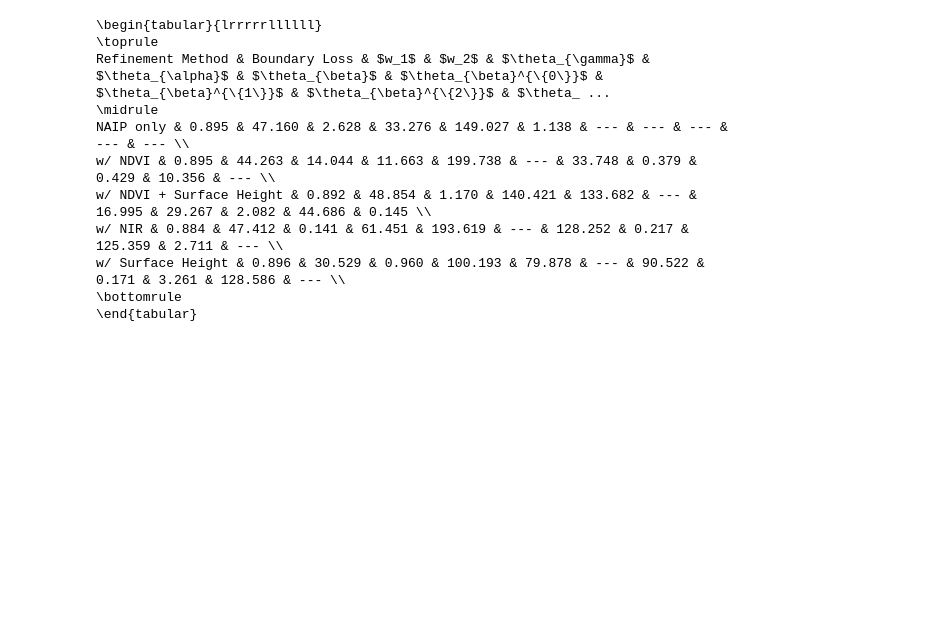
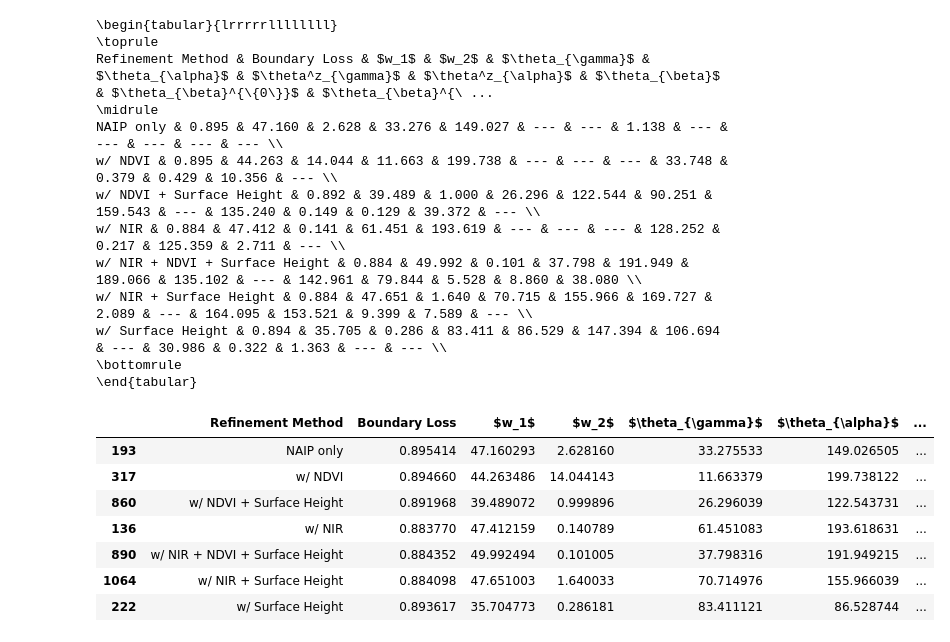
Before and after one commit to connorlee77/aerial-auto-segment, a Jupyter notebook: lulc_refinement/notebooks/parse_postgres_experiments.ipynb, the cells around one changed output. Drawn from its saved outputs; the diff is of its cells as text; code cells hidden in the pictures; blank space fills up the shorter version.

```diff
--- a/lulc_refinement/notebooks/parse_postgres_experiments.ipynb
+++ b/lulc_refinement/notebooks/parse_postgres_experiments.ipynb
@@ -17,6 +17,8 @@ study_names_non_rgb_kernel = {
     "chesapeake-bay-crf-tuning-boundary-loss-ndvi" : 'w/ NDVI',
     "chesapeake-bay-crf-tuning-boundary-loss-ndvi-surface-height" : 'w/ NDVI + Surface Height',
     "chesapeake-bay-crf-tuning-boundary-loss-nir" : 'w/ NIR',
+    "chesapeake-bay-crf-tuning-boundary-loss-nir-surface-height" : 'w/ NIR + Surface Height',
+    "chesapeake-bay-crf-tuning-boundary-loss-nir-ndvi-surface-height" : 'w/ NIR + NDVI + Surface Height',
     "chesapeake-bay-crf-tuning-boundary-loss-surface-height" : 'w/ Surface Height',
 }
 # %%
@@ -46,8 +49,10 @@ df.fillna('---', inplace=True)
 mapper = {
     'value': 'Boundary Loss',
     'params_theta_alpha': r'$\theta_{\alpha}$',
+    'params_theta_alpha_z': r'$\theta^z_{\alpha}$',
     'params_theta_beta': r'$\theta_{\beta}$',
     'params_theta_gamma': r'$\theta_{\gamma}$',
+    'params_theta_gamma_z': r'$\theta^z_{\gamma}$',
     'params_w1': "$w_1$",
     'params_w2': "$w_2$",
     'study': r'Refinement Method',
@@ -65,6 +70,8 @@ df = df[[
     'params_w2',
     'params_theta_gamma',
     'params_theta_alpha',
+    'params_theta_gamma_z',
+    'params_theta_alpha_z',
     'params_theta_beta',
     'params_theta_beta_0',
     'params_theta_beta_1',
@@ -77,14 +84,27 @@ df.rename(mapper=mapper, inplace=True, axis=1)
 # %%
 print(df.to_latex(index=False, float_format="%.3f", multirow=True))
 # %% [output]
-\begin{tabular}{lrrrrrllllll}
+\begin{tabular}{lrrrrrllllllll}
 \toprule
-Refinement Method & Boundary Loss & $w_1$ & $w_2$ & $\theta_{\gamma}$ & $\theta_{\alpha}$ & $\theta_{\beta}$ & $\theta_{\beta}^{\{0\}}$ & $\theta_{\beta}^{\{1\}}$ & $\theta_{\beta}^{\{2\}}$ & $\theta_ ...
+Refinement Method & Boundary Loss & $w_1$ & $w_2$ & $\theta_{\gamma}$ & $\theta_{\alpha}$ & $\theta^z_{\gamma}$ & $\theta^z_{\alpha}$ & $\theta_{\beta}$ & $\theta_{\beta}^{\{0\}}$ & $\theta_{\beta}^{\ ...
 \midrule
-NAIP only & 0.895 & 47.160 & 2.628 & 33.276 & 149.027 & 1.138 & --- & --- & --- & --- & --- \\
-w/ NDVI & 0.895 & 44.263 & 14.044 & 11.663 & 199.738 & --- & 33.748 & 0.379 & 0.429 & 10.356 & --- \\
-w/ NDVI + Surface Height & 0.892 & 48.854 & 1.170 & 140.421 & 133.682 & --- & 16.995 & 29.267 & 2.082 & 44.686 & 0.145 \\
-w/ NIR & 0.884 & 47.412 & 0.141 & 61.451 & 193.619 & --- & 128.252 & 0.217 & 125.359 & 2.711 & --- \\
-w/ Surface Height & 0.896 & 30.529 & 0.960 & 100.193 & 79.878 & --- & 90.522 & 0.171 & 3.261 & 128.586 & --- \\
+NAIP only & 0.895 & 47.160 & 2.628 & 33.276 & 149.027 & --- & --- & 1.138 & --- & --- & --- & --- & --- \\
+w/ NDVI & 0.895 & 44.263 & 14.044 & 11.663 & 199.738 & --- & --- & --- & 33.748 & 0.379 & 0.429 & 10.356 & --- \\
+w/ NDVI + Surface Height & 0.892 & 39.489 & 1.000 & 26.296 & 122.544 & 90.251 & 159.543 & --- & 135.240 & 0.149 & 0.129 & 39.372 & --- \\
+w/ NIR & 0.884 & 47.412 & 0.141 & 61.451 & 193.619 & --- & --- & --- & 128.252 & 0.217 & 125.359 & 2.711 & --- \\
+w/ NIR + NDVI + Surface Height & 0.884 & 49.992 & 0.101 & 37.798 & 191.949 & 189.066 & 135.102 & --- & 142.961 & 79.844 & 5.528 & 8.860 & 38.080 \\
+w/ NIR + Surface Height & 0.884 & 47.651 & 1.640 & 70.715 & 155.966 & 169.727 & 2.089 & --- & 164.095 & 153.521 & 9.399 & 7.589 & --- \\
+w/ Surface Height & 0.894 & 35.705 & 0.286 & 83.411 & 86.529 & 147.394 & 106.694 & --- & 30.986 & 0.322 & 1.363 & --- & --- \\
 \bottomrule
 \end{tabular}
+# %%
+df
+# %% [output]
+|  | Refinement Method | Boundary Loss | $w_1$ | $w_2$ | $\theta_{\gamma}$ | $\theta_{\alpha}$ | ... |
+| 193 | NAIP only | 0.895414 | 47.160293 | 2.628160 | 33.275533 | 149.026505 | ... |
+| 317 | w/ NDVI | 0.894660 | 44.263486 | 14.044143 | 11.663379 | 199.738122 | ... |
+| 860 | w/ NDVI + Surface Height | 0.891968 | 39.489072 | 0.999896 | 26.296039 | 122.543731 | ... |
+| 136 | w/ NIR | 0.883770 | 47.412159 | 0.140789 | 61.451083 | 193.618631 | ... |
+| 890 | w/ NIR + NDVI + Surface Height | 0.884352 | 49.992494 | 0.101005 | 37.798316 | 191.949215 | ... |
+| 1064 | w/ NIR + Surface Height | 0.884098 | 47.651003 | 1.640033 | 70.714976 | 155.966039 | ... |
+| 222 | w/ Surface Height | 0.893617 | 35.704773 | 0.286181 | 83.411121 | 86.528744 | ... |
```
Also changed, not shown: parts of 1 cell of this notebook, 2 other files.
